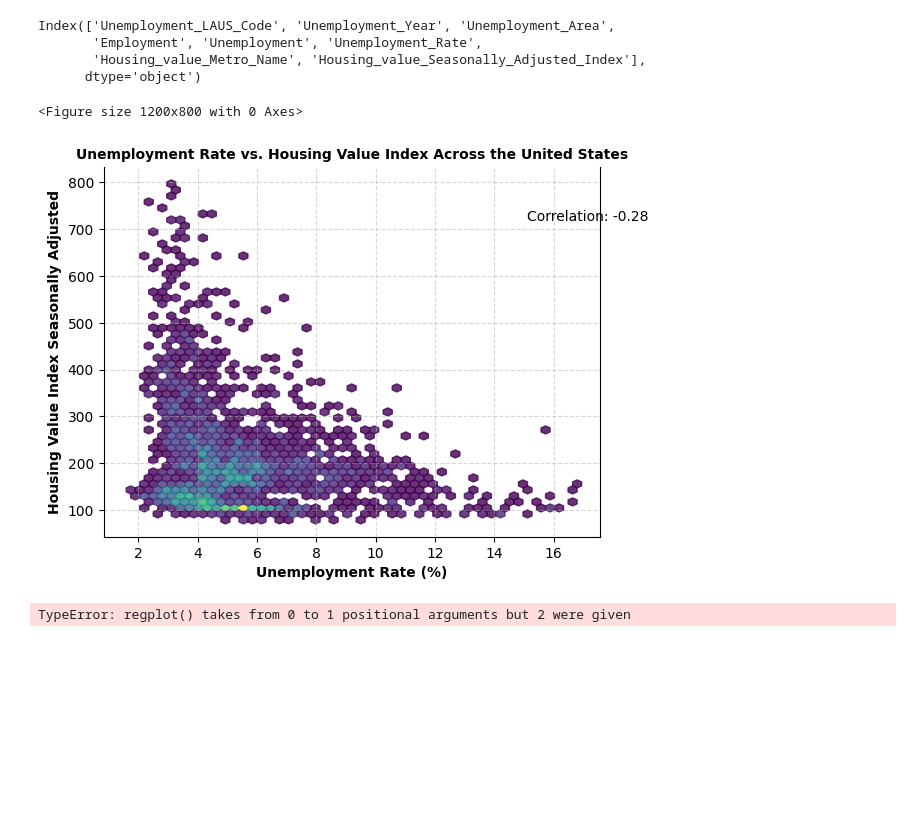
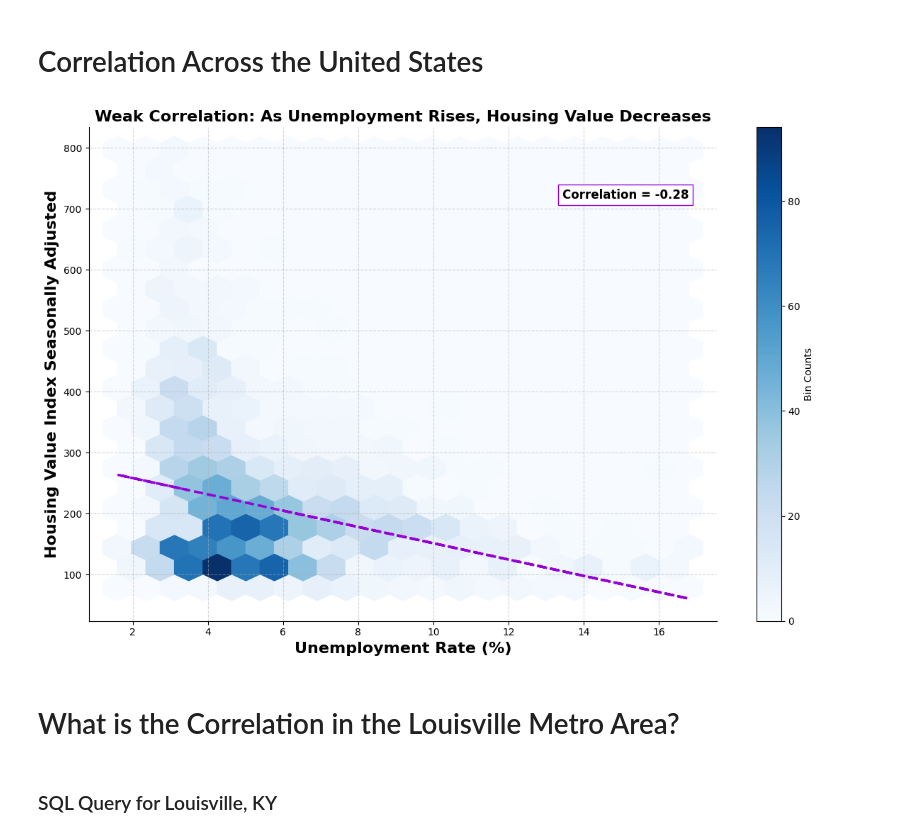
Before and after one commit to denglish-w/the-correlation-between-housing-value-and-unemployment-in-the-united-states, a Jupyter notebook: presentation.ipynb, the cells around one changed output. Cells and saved outputs as stored; diff of their text form; code cells hidden in the pictures; blank space fills up the shorter version.

Commit message:
Finished first graph and explored data with Louisville, KY.

```diff
--- a/presentation.ipynb
+++ b/presentation.ipynb
@@ -39,5 +40,5 @@ grouped_unemployment_data.to_excel('data/grouped_unemployment_data.xlsx', engine
 # %%
-combined_tables = """
+combined_tables_query = """
 
 SELECT
     Unemployment.LAUS_Code AS Unemployment_LAUS_Code,
@@ -54,4 +55,4 @@ INNER JOIN Housing_value
     AND Unemployment.Year = Housing_value.Year
 """
 
-combined_tables_result = pd.read_sql(combined_tables, conn)
+combined_tables_result = pd.read_sql(combined_tables_query, conn)
@@ -76,33 +59,37 @@ result2 = pd.read_sql(query2, conn)
-# %%
-combined_tables_result.columns
-# %% [output]
-Index(['Unemployment_LAUS_Code', 'Unemployment_Year', 'Unemployment_Area',
-       'Employment', 'Unemployment', 'Unemployment_Rate',
-       'Housing_value_Metro_Name', 'Housing_value_Seasonally_Adjusted_Index'],
-      dtype='object')
+# %% [markdown]
+# Correlation Across the United States
 # %%
 x = combined_tables_result['Unemployment_Rate']
 y = combined_tables_result['Housing_value_Seasonally_Adjusted_Index']
 
-plt.figure(figsize=(12,8))
-correlation = -0.28
+correlation = x.corr(y).round(2)
+slope, intercept = np.polyfit(x, y, 1)
+y_fit = (slope * x) + intercept
 
-fig, ax = plt.subplots()
-ax.spines["top"].set_color("None")
+fig, ax = plt.subplots(figsize=(12,8))
+ax.spines["top"].set_visible(False)
+ax.spines["right"].set_visible(False)
+ax.set_xlabel("Unemployment Rate (%)", fontweight='bold', fontsize=16)
+ax.set_ylabel("Housing Value Index Seasonally Adjusted",fontweight='bold', fontsize=16)
+ax.set_title("Weak Correlation: As Unemployment Rises, Housing Value Decreases", fontweight='bold', fontsize=16)
+ax.grid(True, linestyle='--', alpha=0.5)
+ax.plot(x, y_fit, color="darkviolet", linewidth=2.5, linestyle="--")
+ax.text(
+    x.max() * 0.80,
+    y.max() * 0.90,
+    f'Correlation = {correlation}',
+    fontweight="bold",
+    fontsize=12,
+    bbox={'facecolor': 'white', 'edgecolor': 'darkviolet'}
+    )
 
-plt.xlabel("Unemployment Rate (%)", fontweight='bold')
-plt.ylabel("Housing Value Index Seasonally Adjusted",fontweight='bold')
-plt.title("Unemployment Rate vs. Housing Value Index Across the United States", fontsize=10, fontweight='bold')
-plt.grid(True, linestyle='--', alpha=0.5)
-plt.text(x.max() * 0.90, y.max() * 0.90, f'Correlation: {correlation}')
-
-plt.hexbin(x,y, alpha=0.8, gridsize=50,mincnt=1)
-
+hb = ax.hexbin(x,y,gridsize=20, cmap='Blues')
+fig.colorbar(hb, ax=ax, label='Bin Counts')
+plt.tight_layout()
 plt.show()
 # %% [output]
-<Figure size 1200x800 with 0 Axes>
-[figure, old version]
+[figure, new version]
-# %%
-sns.regplot()
-# %% [output]
-TypeError: regplot() takes from 0 to 1 positional arguments but 2 were given
+# %% [markdown]
+# What is the Correlation in the Louisville Metro Area?
+# %% [markdown]
+### SQL Query for Louisville, KY
```
Also changed, not shown: parts of 13 cells of this notebook, 6 other files.
